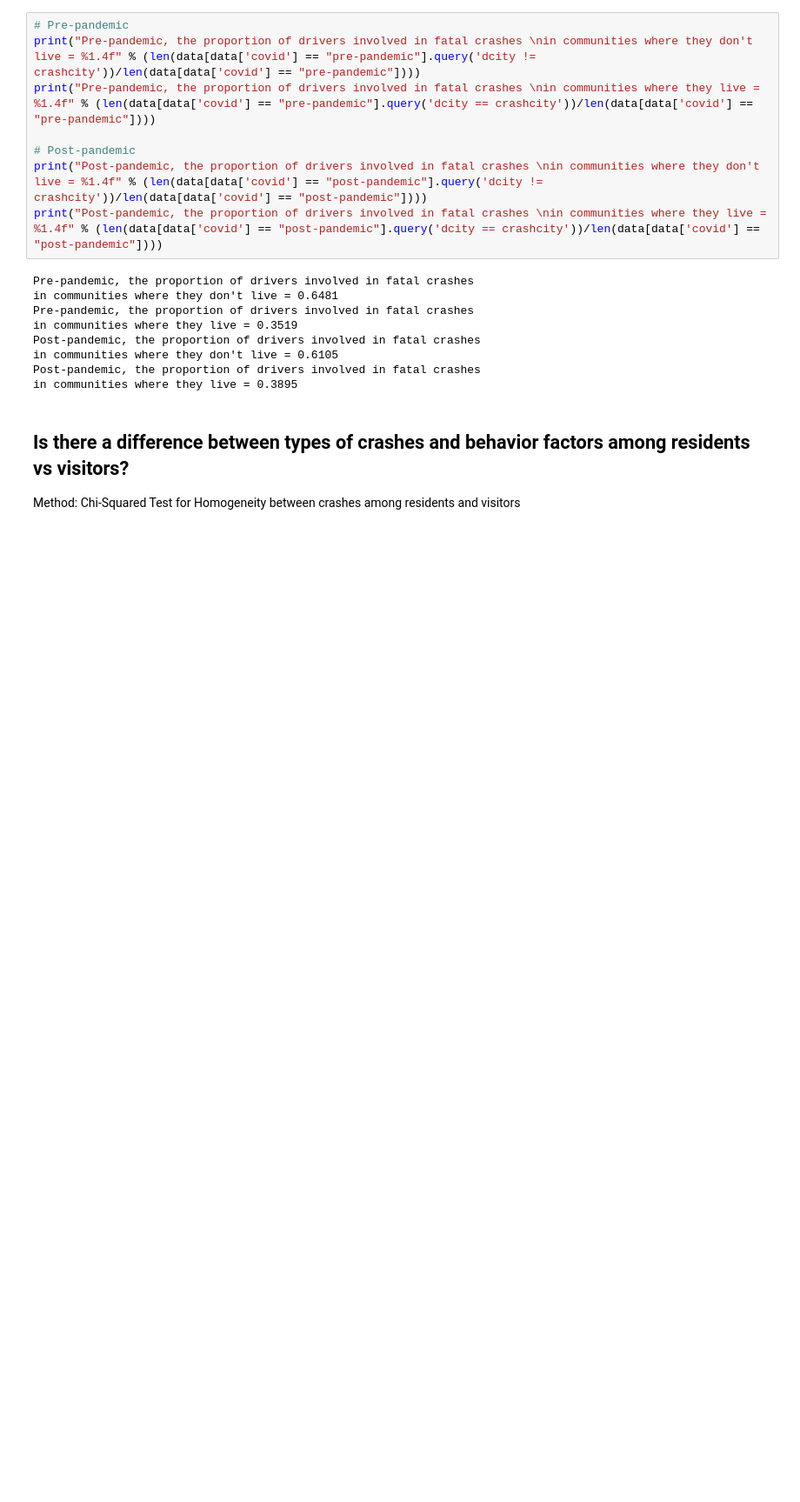
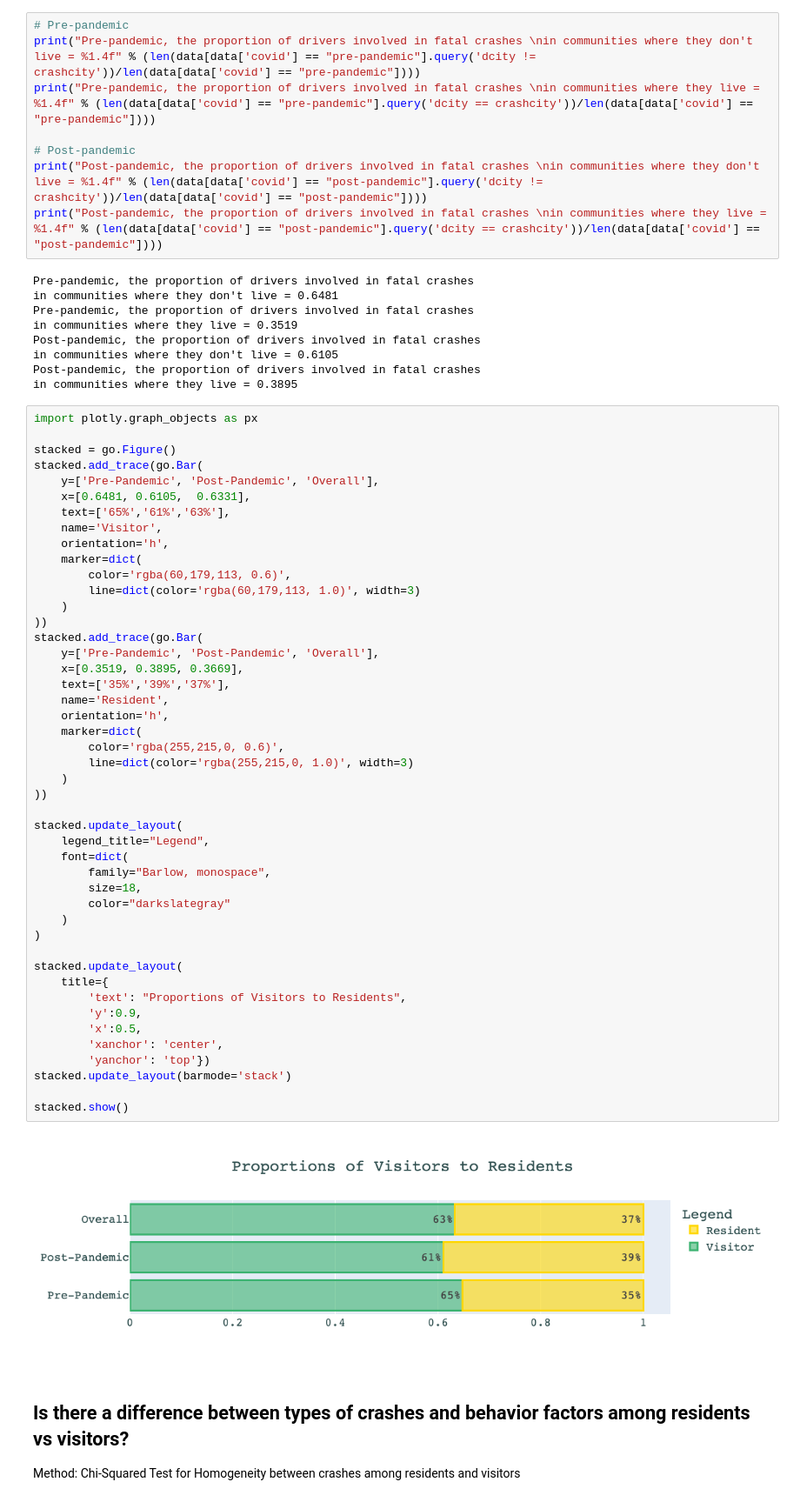
Before and after one commit to uysiri/info-challenge-teamIC23058, a Jupyter notebook: umdinfochallenge.ipynb, the cells around one changed output. Shown: that part at 87% size. Cells and saved outputs as stored; diff of their text form; blank space fills up the shorter version.

```diff
--- a/umdinfochallenge.ipynb
+++ b/umdinfochallenge.ipynb
@@ -120,6 +120,54 @@ Post-pandemic, the proportion of drivers involved in fatal crashes
 in communities where they don't live = 0.6105
 Post-pandemic, the proportion of drivers involved in fatal crashes
 in communities where they live = 0.3895
+# %%
+import plotly.graph_objects as px
+
+stacked = go.Figure()
+stacked.add_trace(go.Bar(
+    y=['Pre-Pandemic', 'Post-Pandemic', 'Overall'],
+    x=[0.6481, 0.6105,  0.6331],
+    text=['65%','61%','63%'],
+    name='Visitor',
+    orientation='h',
+    marker=dict(
+        color='rgba(60,179,113, 0.6)',
+        line=dict(color='rgba(60,179,113, 1.0)', width=3)
+    )
+))
+stacked.add_trace(go.Bar(
+    y=['Pre-Pandemic', 'Post-Pandemic', 'Overall'],
+    x=[0.3519, 0.3895, 0.3669],
+    text=['35%','39%','37%'],
+    name='Resident',
+    orientation='h',
+    marker=dict(
+        color='rgba(255,215,0, 0.6)',
+        line=dict(color='rgba(255,215,0, 1.0)', width=3)
+    )
+))
+
+stacked.update_layout(
+    legend_title="Legend",
+    font=dict(
+        family="Barlow, monospace",
+        size=18,
+        color="darkslategray"
+    )
+)
+
+stacked.update_layout(
+    title={
+        'text': "Proportions of Visitors to Residents",
+        'y':0.9,
+        'x':0.5,
+        'xanchor': 'center',
+        'yanchor': 'top'})
+stacked.update_layout(barmode='stack')
+
+stacked.show()
+# %% [output]
+[figure, added]
 # %% [markdown]
 ## Is there a difference between types of crashes and behavior factors among residents vs visitors?
 
```
Also changed, not shown: parts of 25 cells of this notebook.
